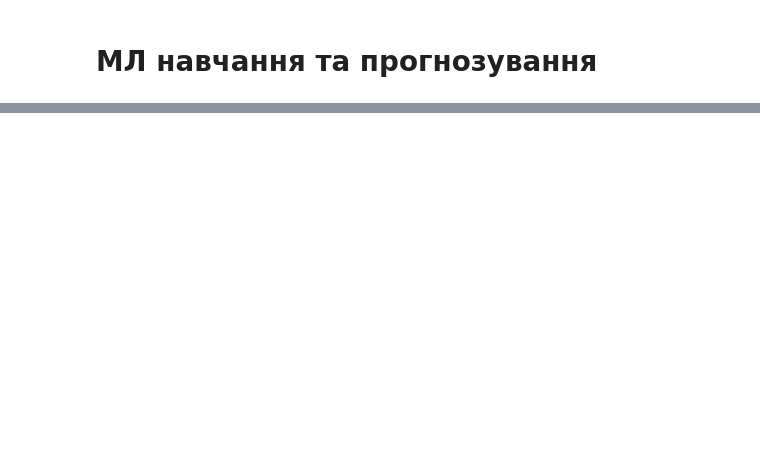
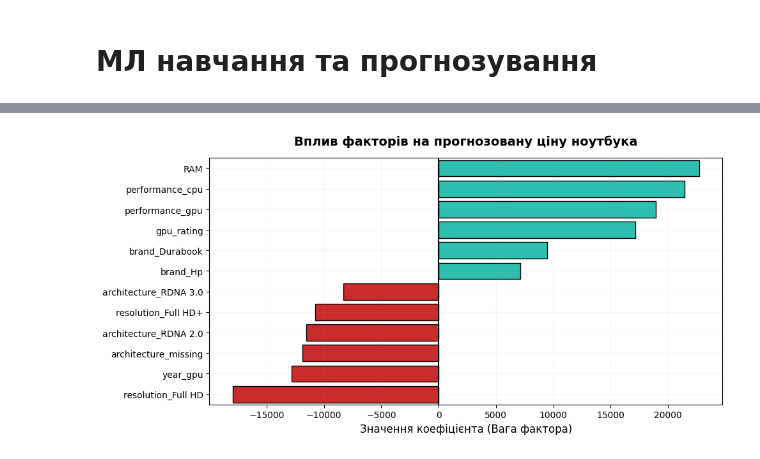
Before and after one commit to TopolyaNOT/laptop_analysis, a Jupyter notebook: test.ipynb, the cells around one changed output, grey strips where cells are left out. Saved outputs shown, nothing was run; the diff lists cells and outputs as text; code cells hidden in the pictures; blank space fills up the shorter version.

```diff
--- a/test.ipynb
+++ b/test.ipynb
@@ -877,0 +847,8 @@ Mean Absolute Error: 13163.572237652814
+# %%
+weights_dif = {
+    "coloum": X.columns,
+    "weight": model.coef_
+}
+
+wdf = pd.DataFrame(weights_dif).sort_values(by='weight', ascending=False)
+wdf
@@ -877,0 +873,4 @@ Mean Absolute Error: 13163.572237652814
+# %%
+f = 6
+most = pd.concat([wdf.head(f), wdf.tail(f)], ignore_index=True)
+most
@@ -877,0 +891,26 @@ Mean Absolute Error: 13163.572237652814
+# %%
+most['positive'] = most['weight'] > 0
+
+
+plt.figure(figsize=(10, 5))
+sns.barplot(
+    data=most,
+    x='weight',
+    y='coloum',
+    hue='positive',
+    palette={True:"#17D6C600", False:"#E41111"},
+    legend=False,
+    edgecolor='black'
+)
+
+plt.axvline(x=0, color='black', linestyle='-', linewidth=1.5)
+plt.grid(True, alpha=0.1)
+
+plt.title('Вплив факторів на прогнозовану ціну ноутбука', fontsize=14, fontweight='bold', pad=15)
+plt.xlabel('Значення коефіцієнта (Вага фактора)', fontsize=12)
+plt.ylabel('', fontsize=12)
+
+plt.tight_layout()
+plt.show()
+# %% [output]
+[figure, added]
```
Also changed, not shown: parts of 16 cells of this notebook.
